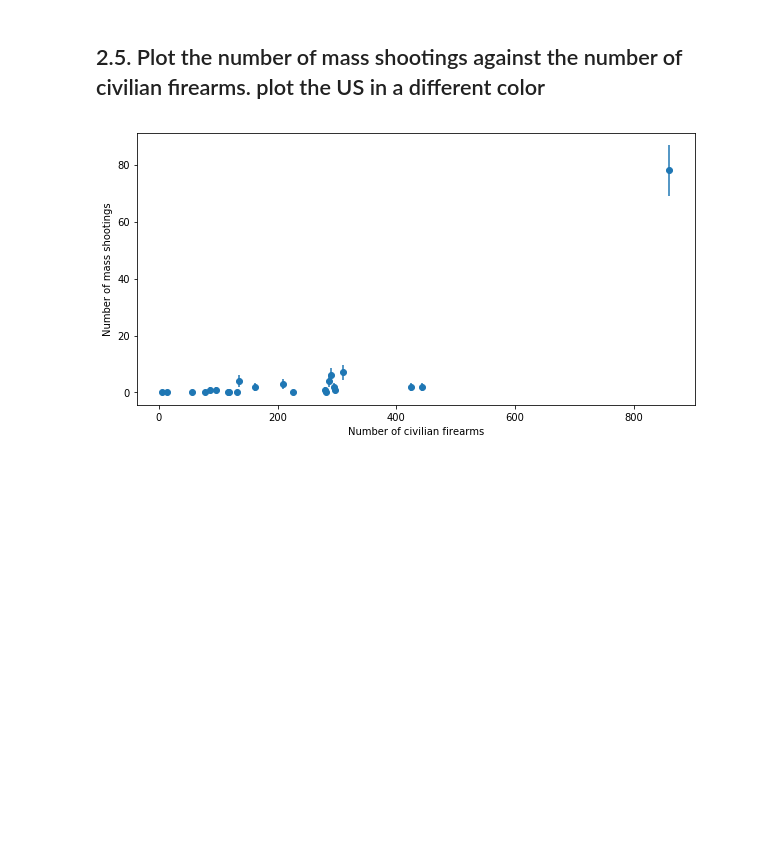
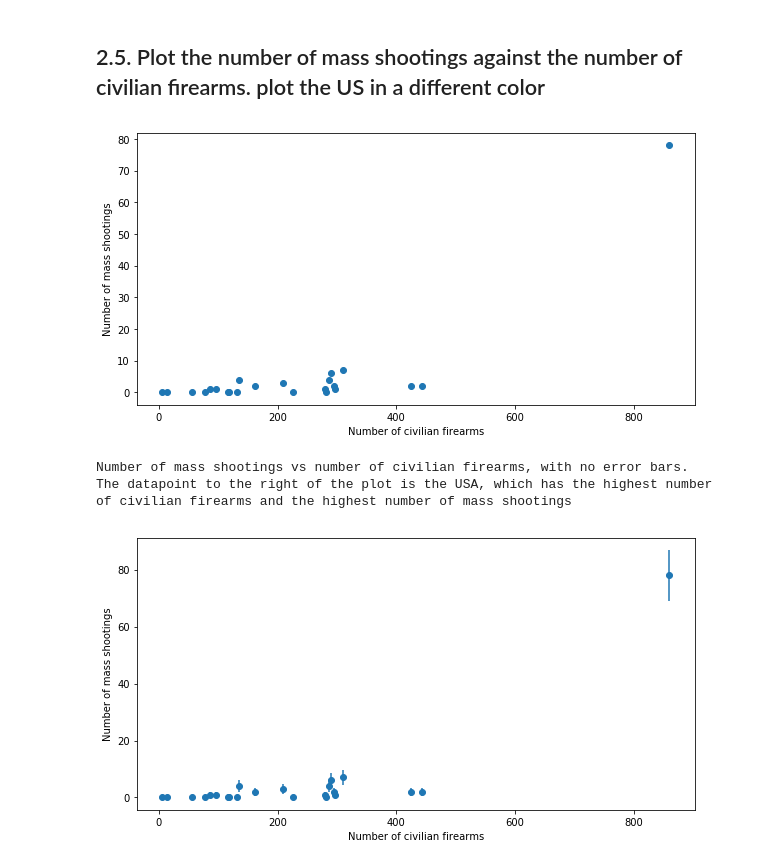
Before and after one commit to anaelisa24/PUI2018_amm1209, a Jupyter notebook: HW9_amm1209/Assignment 3.ipynb, the cells around one changed output. Cells and saved outputs as stored; diff of their text form; code cells hidden in the pictures; blank space fills up the shorter version.

```diff
--- a/HW9_amm1209/Assignment 3.ipynb
+++ b/HW9_amm1209/Assignment 3.ipynb
@@ -257,6 +275,25 @@ Number of homicides by firearm people vs number of civilian firearms, errors rep
 The datapoint to the right of the plot is the USA, which has the highest number of civilian firearms and the highest number of homicides
 # %% [markdown]
 ## 2.5. Plot the number of mass shootings against the number of civilian firearms. plot the US in a different color
+# %%
+fig = pl.figure(figsize=(10,5))
+ax = fig.add_subplot(111)
+
+scatter = ax.scatter(fmo['Average total all civilian firearms']/ fmo['pop'] * 1000, fmo['Number of mass shootings (1983-2013)'])
+#ax.errorbar(fmo['Average total all civilian firearms']/ fmo['pop'] * 1000, fmo['Number of mass shootings (1983-2013)'],
+            #yerr = np.sqrt(fmo['Number of mass shootings (1983-2013)'] * 1.0), fmt = '.')
+ax.set_xlabel("Number of civilian firearms")
+ax.set_ylabel("Number of mass shootings")
+ax.set_ylim()
+pl.show()
+print ("Number of mass shootings vs number of civilian firearms, " +
+       "with no error bars.\n" +
+       "The datapoint to the right of the plot is the USA, " +
+       "which has the highest number of civilian firearms and the highest number of mass shootings")
+# %% [output]
+[figure, added]
+Number of mass shootings vs number of civilian firearms, with no error bars.
+The datapoint to the right of the plot is the USA, which has the highest number of civilian firearms and the highest number of mass shootings
 # %%
 fig = pl.figure(figsize=(10,5))
 ax = fig.add_subplot(111)
```
Also changed, not shown: parts of 1 cell of this notebook.
